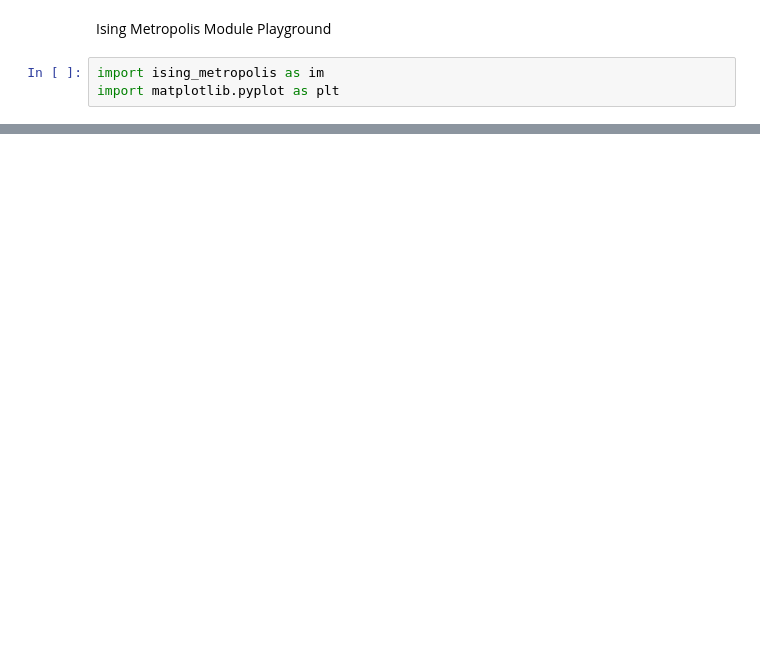
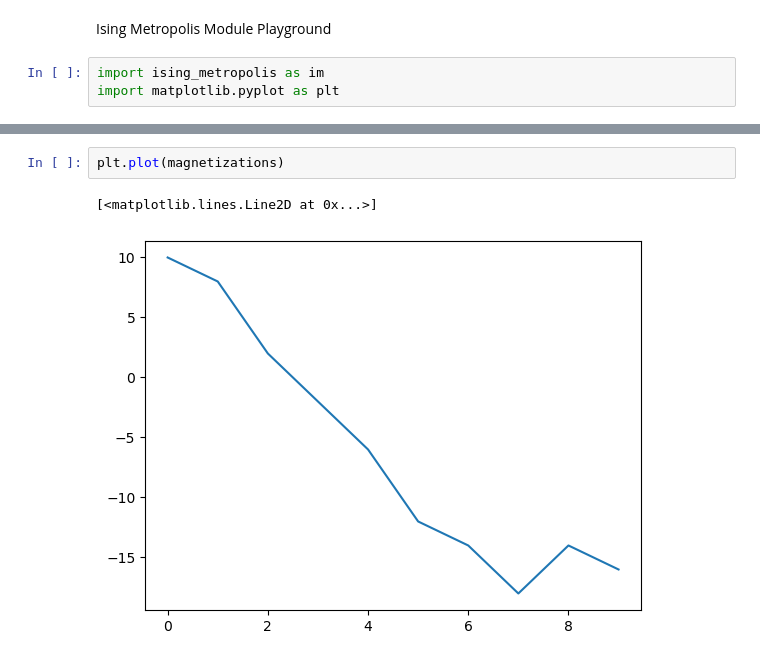
Before and after one commit to egead/ising_metropolis, a Jupyter notebook: Ising Metropolis Playground.ipynb, the cells around one changed output, grey strips where cells are left out. Saved outputs shown, nothing was run; the diff lists cells and outputs as text; blank space fills up the shorter version.

```diff
--- a/Ising Metropolis Playground.ipynb
+++ b/Ising Metropolis Playground.ipynb
@@ -54,0 +87,5 @@ plt.matshow(f)
+# %%
+plt.plot(magnetizations)
+# %% [output]
+[<matplotlib.lines.Line2D at 0x...>]
+[figure, added]
```
Also changed, not shown: parts of 13 cells of this notebook, 1 other file.
